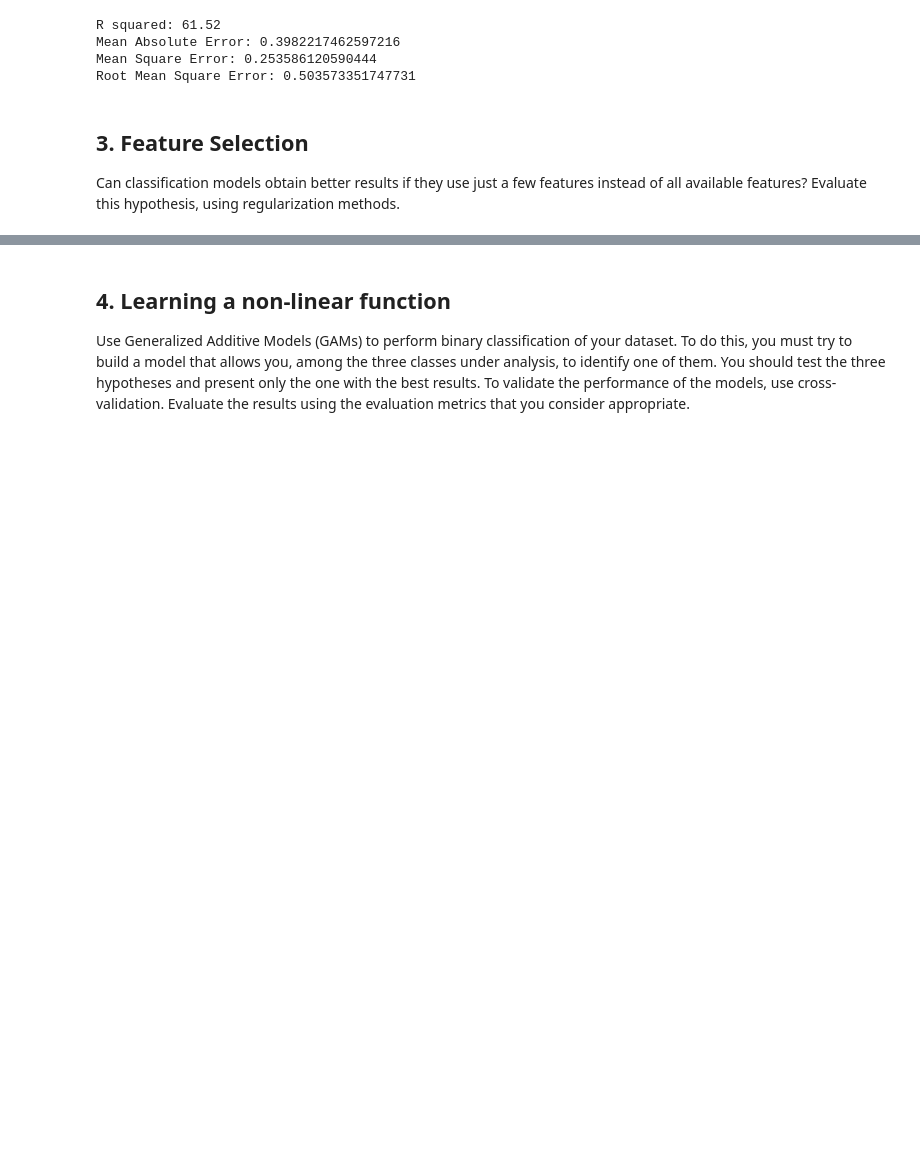
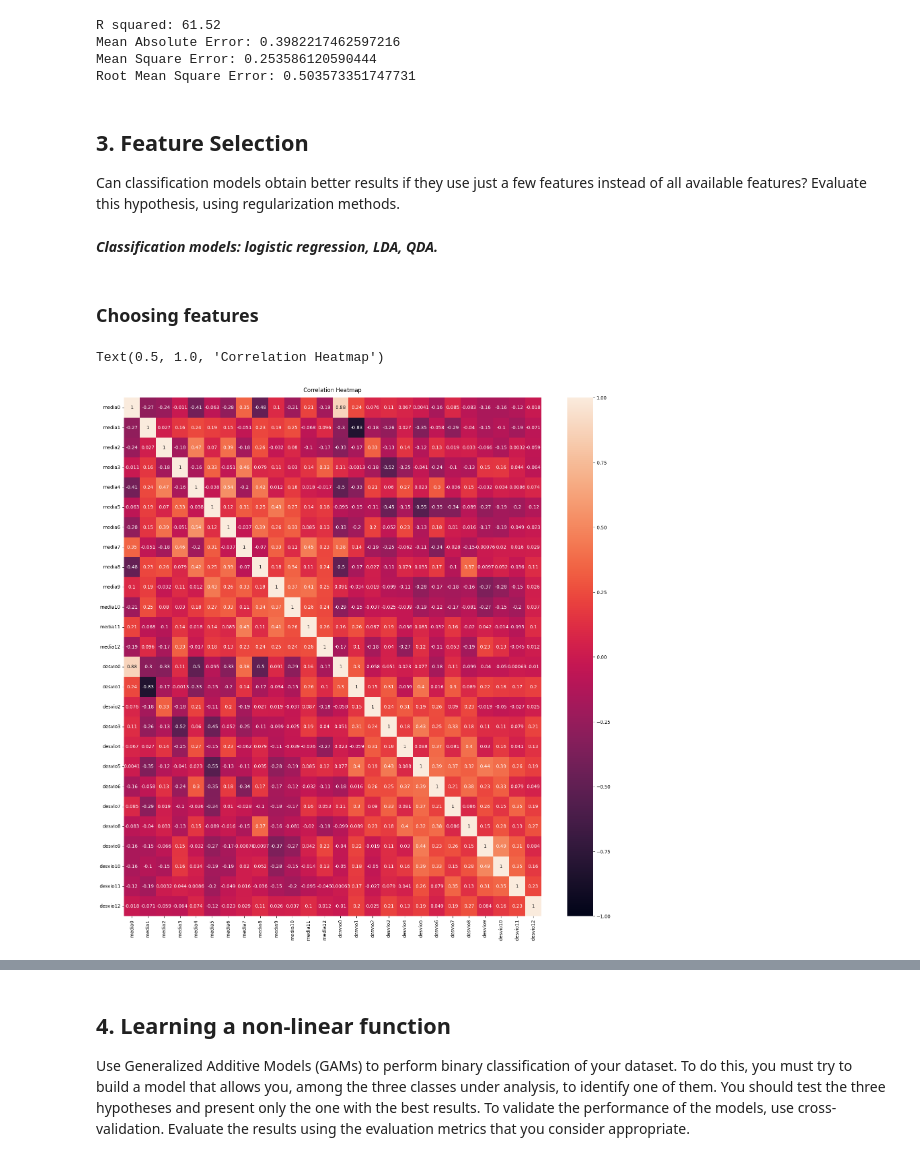
Before and after one commit to qettera/Machine-Learning-Overview, a Jupyter notebook: project.ipynb, the cells around one changed output, grey strips where cells are left out. Drawn from its saved outputs; the diff is of its cells as text; code cells hidden in the pictures; blank space fills up the shorter version.

```diff
--- a/project.ipynb
+++ b/project.ipynb
@@ -470,3 +389,25 @@ Root Mean Square Error: 0.503573351747731
 ## 3. Feature Selection
 Can classification models obtain better results if they use just a few features instead of all available
 features? Evaluate this hypothesis, using regularization methods.
+# %% [markdown]
+***Classification models: logistic regression, LDA, QDA.***
+# %% [markdown]
+### Choosing features
+# %%
+import pandas as pd
+df = pd.read_csv('all.csv')
+
+# car horn = 0, gunshot =1, jackhammer = 2
+df['classe'].mask(df['classe'] == 'car_horn', 0, inplace=True)
+df['classe'].mask(df['classe'] == 'gun_shot', 1, inplace=True)
+df['classe'].mask(df['classe'] == 'jackhammer', 2, inplace=True)
+# %%
+import seaborn as sns
+import matplotlib.pyplot as plt
+
+plt.figure(figsize = (20, 20))
+heatmap = sns.heatmap(df.drop('classe', axis=1).corr(),annot=True, vmin=-1, vmax=1)
+heatmap.set_title('Correlation Heatmap', fontdict={'fontsize':12}, pad=12)
+# %% [output]
+Text(0.5, 1.0, 'Correlation Heatmap')
+[figure, added]
```
Also changed, not shown: parts of 54 cells of this notebook.
